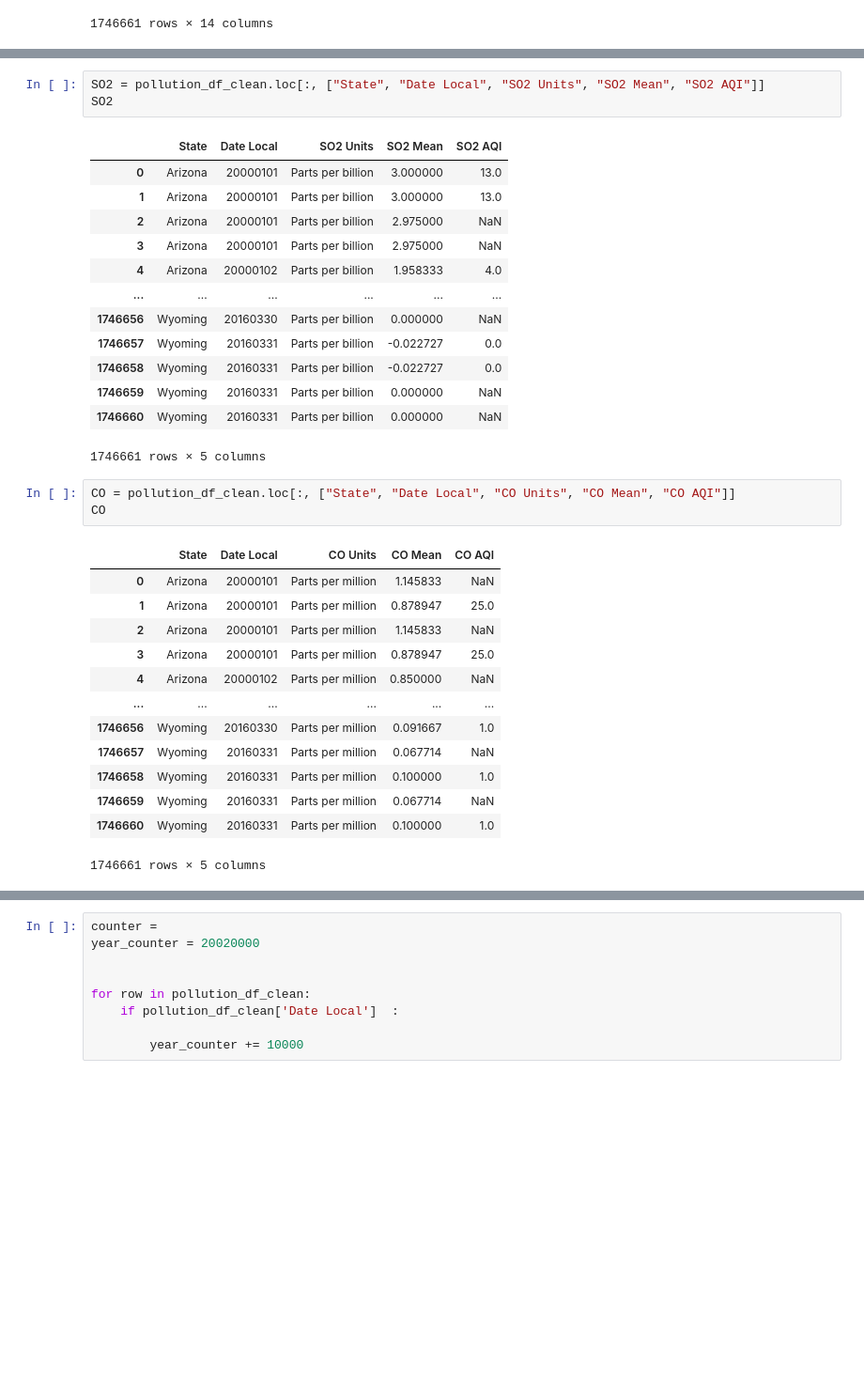
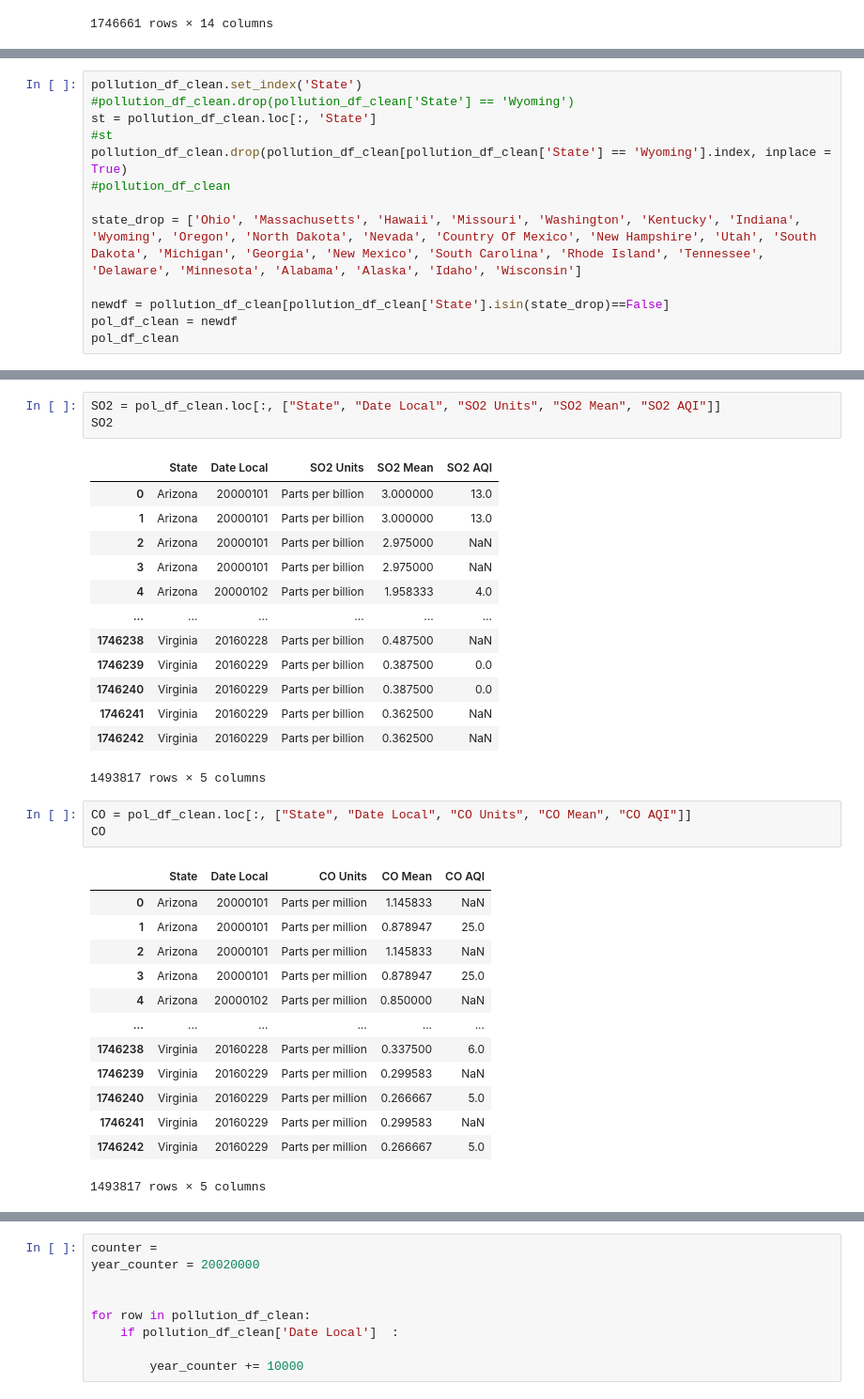
Before and after one commit to bleeclt/pro1group, a Jupyter notebook: natural_disaster_and_pollution.ipynb, the cells around one changed output, grey strips where cells are left out. Shown at 94% size. Drawn from its saved outputs; the diff is of its cells as text; blank space fills up the shorter version.

```diff
--- a/natural_disaster_and_pollution.ipynb
+++ b/natural_disaster_and_pollution.ipynb
@@ -101,0 +131,13 @@ pollution_df_clean
+# %%
+pollution_df_clean.set_index('State')
+#pollution_df_clean.drop(pollution_df_clean['State'] == 'Wyoming')
+st = pollution_df_clean.loc[:, 'State']
+#st
+pollution_df_clean.drop(pollution_df_clean[pollution_df_clean['State'] == 'Wyoming'].index, inplace = True)
+#pollution_df_clean
+
+state_drop = ['Ohio', 'Massachusetts', 'Hawaii', 'Missouri', 'Washington', 'Kentucky', 'Indiana', 'Wyoming', 'Oregon', 'North Dakota', 'Nevada', 'Country Of Mexico', 'New Hampshire', 'Utah', 'South Dakota', 'Michigan', 'Georgia', 'New Mexico', 'South Carolina', 'Rhode Island', 'Tennessee', 'Delaware', 'Minnesota', 'Alabama', 'Alaska', 'Idaho', 'Wisconsin']
+
+newdf = pollution_df_clean[pollution_df_clean['State'].isin(state_drop)==False]
+pol_df_clean = newdf
+pol_df_clean
@@ -134,7 +190,7 @@ O3
 | 1746660 | Wyoming | 20160331 | Parts per million | 0.045263 | 44 |
 1746661 rows × 5 columns
 # %%
-SO2 = pollution_df_clean.loc[:, ["State", "Date Local", "SO2 Units", "SO2 Mean", "SO2 AQI"]]
+SO2 = pol_df_clean.loc[:, ["State", "Date Local", "SO2 Units", "SO2 Mean", "SO2 AQI"]]
 SO2
 # %% [output]
 |  | State | Date Local | SO2 Units | SO2 Mean | SO2 AQI |
@@ -144,29 +200,29 @@ SO2
 | 3 | Arizona | 20000101 | Parts per billion | 2.975000 | NaN |
 | 4 | Arizona | 20000102 | Parts per billion | 1.958333 | 4.0 |
 | ... | ... | ... | ... | ... | ... |
-| 1746656 | Wyoming | 20160330 | Parts per billion | 0.000000 | NaN |
-| 1746657 | Wyoming | 20160331 | Parts per billion | -0.022727 | 0.0 |
-| 1746658 | Wyoming | 20160331 | Parts per billion | -0.022727 | 0.0 |
-| 1746659 | Wyoming | 20160331 | Parts per billion | 0.000000 | NaN |
-| 1746660 | Wyoming | 20160331 | Parts per billion | 0.000000 | NaN |
+| 1746238 | Virginia | 20160228 | Parts per billion | 0.487500 | NaN |
+| 1746239 | Virginia | 20160229 | Parts per billion | 0.387500 | 0.0 |
+| 1746240 | Virginia | 20160229 | Parts per billion | 0.387500 | 0.0 |
+| 1746241 | Virginia | 20160229 | Parts per billion | 0.362500 | NaN |
+| 1746242 | Virginia | 20160229 | Parts per billion | 0.362500 | NaN |
-1746661 rows × 5 columns
+1493817 rows × 5 columns
 # %%
-CO = pollution_df_clean.loc[:, ["State", "Date Local", "CO Units", "CO Mean", "CO AQI"]]
+CO = pol_df_clean.loc[:, ["State", "Date Local", "CO Units", "CO Mean", "CO AQI"]]
 CO
 # %% [output]
 |  | State | Date Local | CO Units | CO Mean | CO AQI |
 | 0 | Arizona | 20000101 | Parts per million | 1.145833 | NaN |
 | 1 | Arizona | 20000101 | Parts per million | 0.878947 | 25.0 |
 | 2 | Arizona | 20000101 | Parts per million | 1.145833 | NaN |
 | 3 | Arizona | 20000101 | Parts per million | 0.878947 | 25.0 |
 | 4 | Arizona | 20000102 | Parts per million | 0.850000 | NaN |
 | ... | ... | ... | ... | ... | ... |
-| 1746656 | Wyoming | 20160330 | Parts per million | 0.091667 | 1.0 |
-| 1746657 | Wyoming | 20160331 | Parts per million | 0.067714 | NaN |
-| 1746658 | Wyoming | 20160331 | Parts per million | 0.100000 | 1.0 |
-| 1746659 | Wyoming | 20160331 | Parts per million | 0.067714 | NaN |
-| 1746660 | Wyoming | 20160331 | Parts per million | 0.100000 | 1.0 |
+| 1746238 | Virginia | 20160228 | Parts per million | 0.337500 | 6.0 |
+| 1746239 | Virginia | 20160229 | Parts per million | 0.299583 | NaN |
+| 1746240 | Virginia | 20160229 | Parts per million | 0.266667 | 5.0 |
+| 1746241 | Virginia | 20160229 | Parts per million | 0.299583 | NaN |
+| 1746242 | Virginia | 20160229 | Parts per million | 0.266667 | 5.0 |
-1746661 rows × 5 columns
+1493817 rows × 5 columns
 # %%
 year_2000 = CO.loc[CO['Date Local'] < 20010000, :]
 year_2000
```
Also changed, not shown: parts of 8 cells of this notebook.
